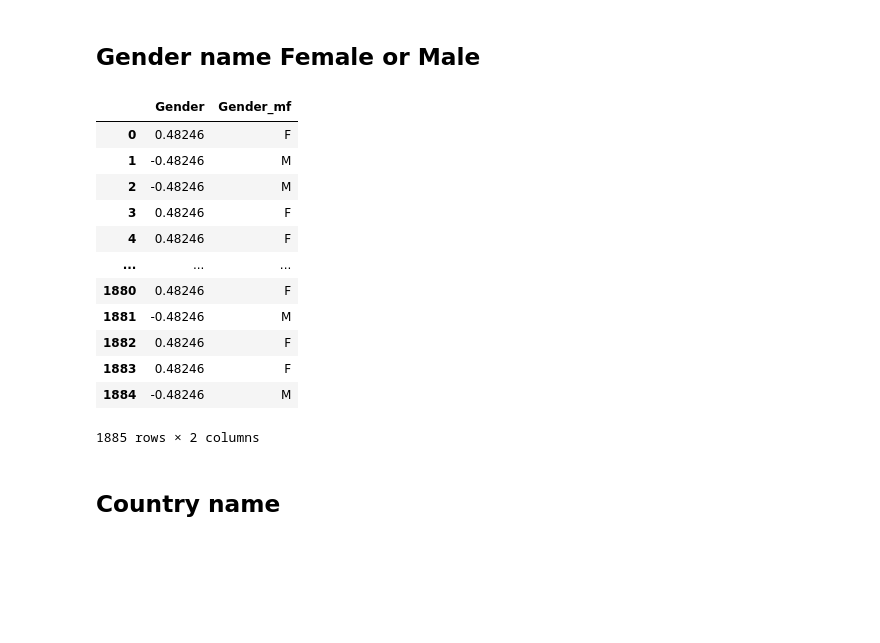
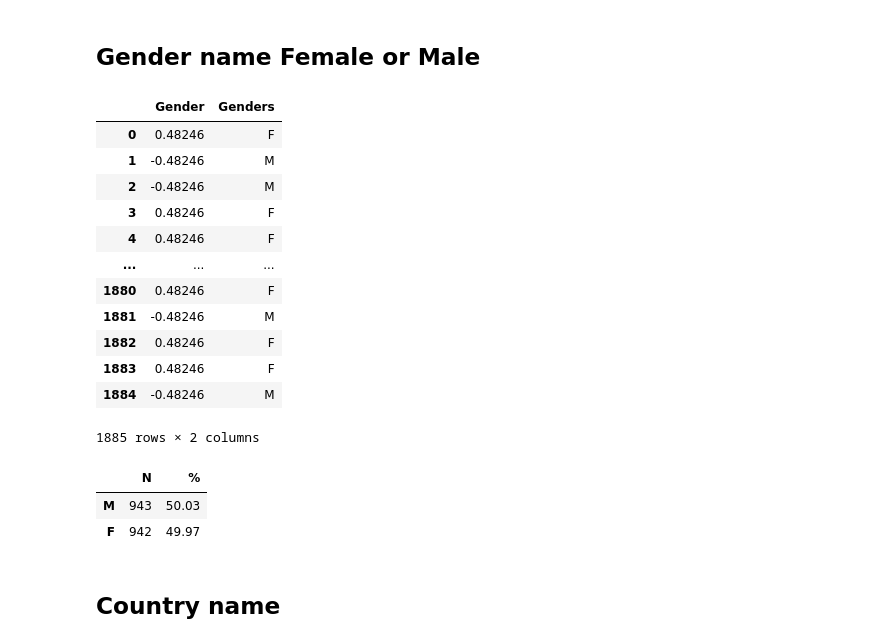
Before and after one commit to ras-000212/ESILV4-DIA-DataAnalysis-Project, a Jupyter notebook: data_analysis.ipynb, the cells around one changed output. Saved outputs shown, nothing was run; the diff lists cells and outputs as text; code cells hidden in the pictures; blank space fills up the shorter version.

```diff
--- a/data_analysis.ipynb
+++ b/data_analysis.ipynb
@@ -89,6 +98,4 @@ ages = ['18-24' if x <= -0.9 else
            '55-64' if x > 1.5 and x < 2 else
            '65+'
             for x in df["Age"]]
-df["Age_range"] = ages
-
-df[["Age","Ages"]]
+df["Ages"] = ages
@@ -109,10 +112,10 @@ df[["Age","Ages"]]
 # %% [markdown]
 ## Gender name Female or Male
 # %%
-df["Gender"] = ["M" if x<0 else "F" for x in df["Gender"]]
+df["Genders"] = ["M" if x<0 else "F" for x in df["Gender"]]
 df[["Gender","Genders"]]
 # %% [output]
-|  | Gender | Gender_mf |
+|  | Gender | Genders |
 | 0 | 0.48246 | F |
 | 1 | -0.48246 | M |
 | 2 | -0.48246 | M |
@@ -125,6 +128,12 @@ df[["Gender","Genders"]]
 | 1883 | 0.48246 | F |
 | 1884 | -0.48246 | M |
 1885 rows × 2 columns
+# %%
+df_count_perc(df,"Genders")
+# %% [output]
+|  | N | % |
+| M | 943 | 50.03 |
+| F | 942 | 49.97 |
 # %% [markdown]
 ## Country name
 # %%
```
Also changed, not shown: parts of 22 cells of this notebook.
